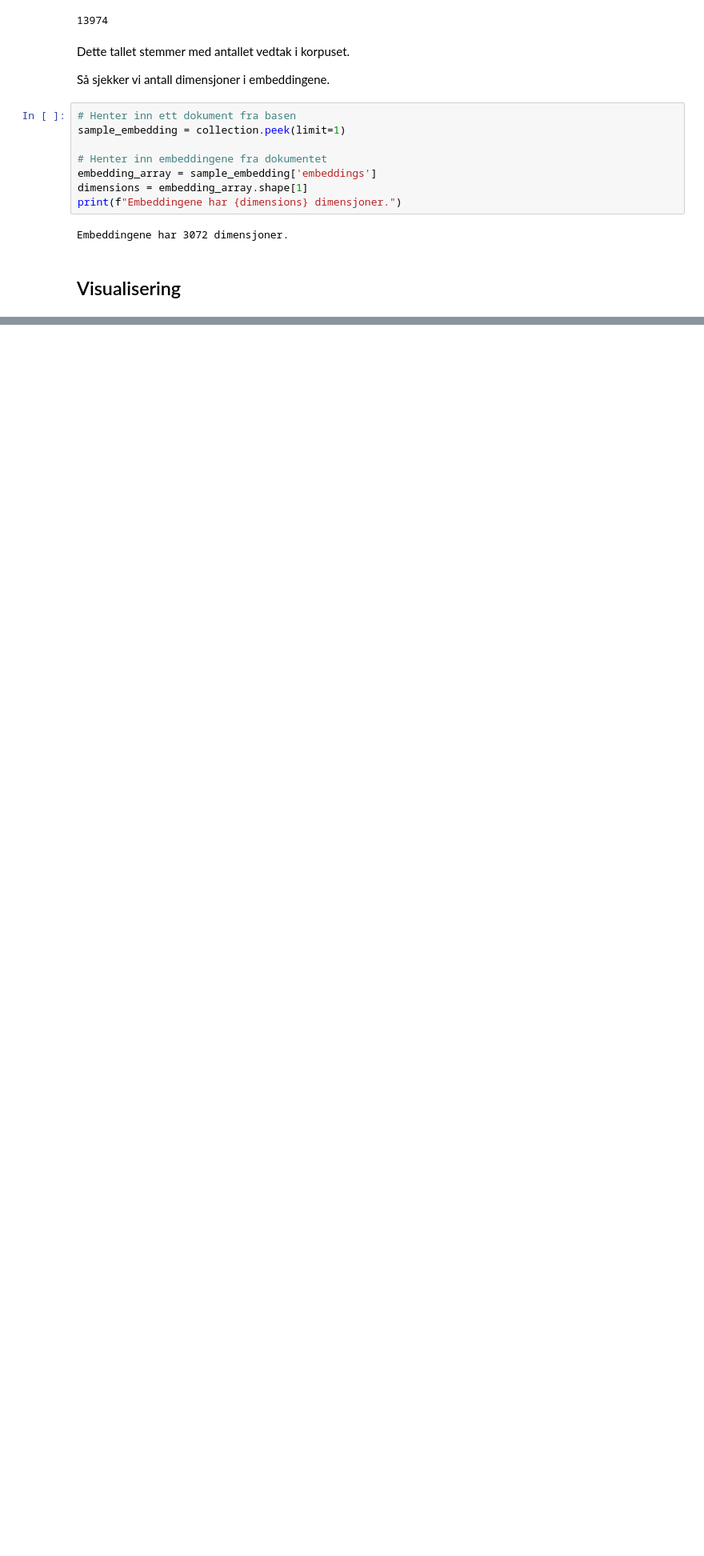
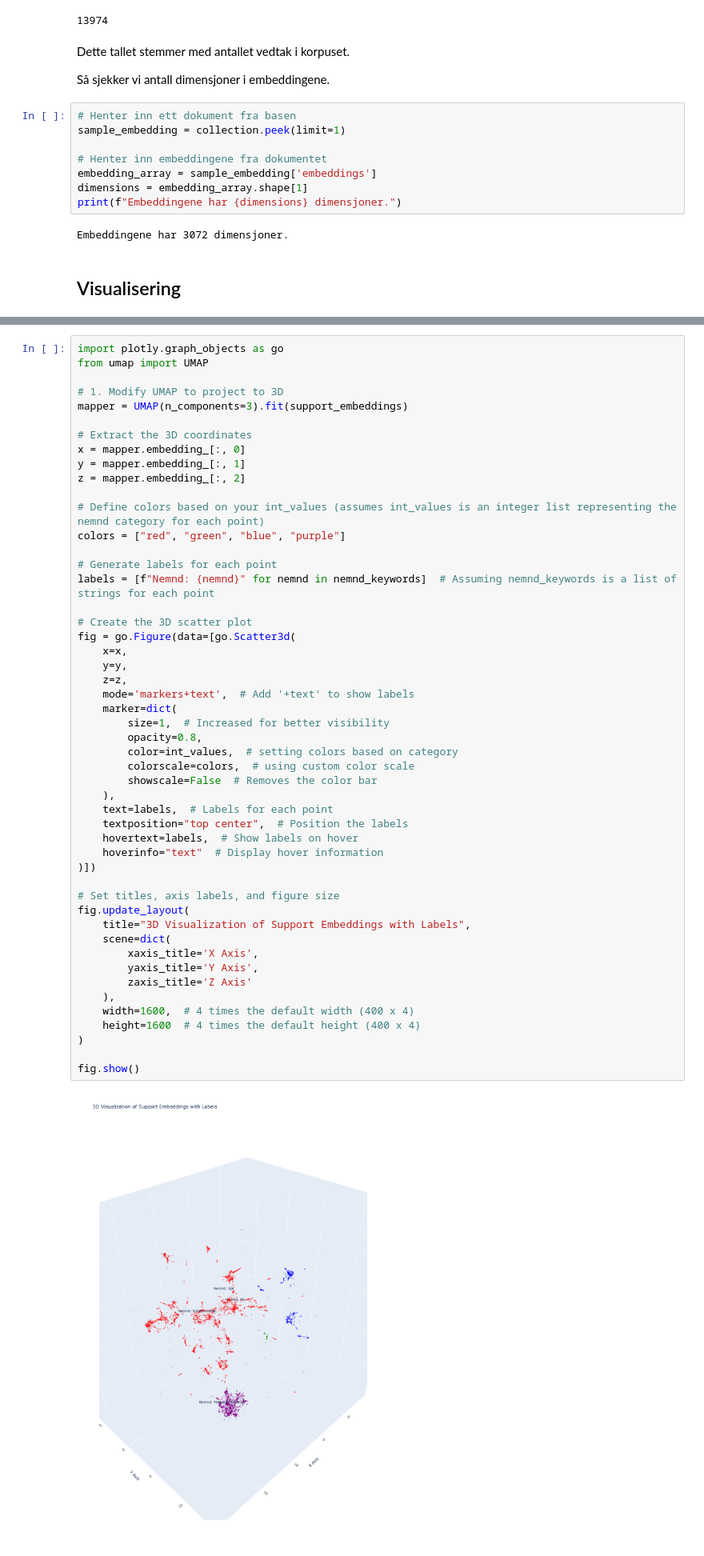
Before and after one commit to hans-chr-f/Transportklagenmenda, a Jupyter notebook: Openai_embeddings.ipynb, the cells around one changed output, grey strips where cells are left out. Shown at 80% size. Cells and saved outputs as stored; diff of their text form; blank space fills up the shorter version.

```diff
--- a/Openai_embeddings.ipynb
+++ b/Openai_embeddings.ipynb
@@ -206,0 +206,52 @@ plt.show()
+# %%
+import plotly.graph_objects as go
+from umap import UMAP
+
+# 1. Modify UMAP to project to 3D
+mapper = UMAP(n_components=3).fit(support_embeddings)
+
+# Extract the 3D coordinates
+x = mapper.embedding_[:, 0]
+y = mapper.embedding_[:, 1]
+z = mapper.embedding_[:, 2]
+
+# Define colors based on your int_values (assumes int_values is an integer list representing the nemnd category for each point)
+colors = ["red", "green", "blue", "purple"]
+
+# Generate labels for each point
+labels = [f"Nemnd: {nemnd}" for nemnd in nemnd_keywords]  # Assuming nemnd_keywords is a list of strings for each point
+
+# Create the 3D scatter plot
+fig = go.Figure(data=[go.Scatter3d(
+    x=x,
+    y=y,
+    z=z,
+    mode='markers+text',  # Add '+text' to show labels
+    marker=dict(
+        size=1,  # Increased for better visibility
+        opacity=0.8,
+        color=int_values,  # setting colors based on category
+        colorscale=colors,  # using custom color scale
+        showscale=False  # Removes the color bar
+    ),
+    text=labels,  # Labels for each point
+    textposition="top center",  # Position the labels
+    hovertext=labels,  # Show labels on hover
+    hoverinfo="text"  # Display hover information
+)])
+
+# Set titles, axis labels, and figure size
+fig.update_layout(
+    title="3D Visualization of Support Embeddings with Labels",
+    scene=dict(
+        xaxis_title='X Axis',
+        yaxis_title='Y Axis',
+        zaxis_title='Z Axis'
+    ),
+    width=1600,  # 4 times the default width (400 x 4)
+    height=1600  # 4 times the default height (400 x 4)
+)
+
+fig.show()
+# %% [output]
+[figure, added]
```
Also changed, not shown: parts of 2 cells of this notebook, 2 other files.
